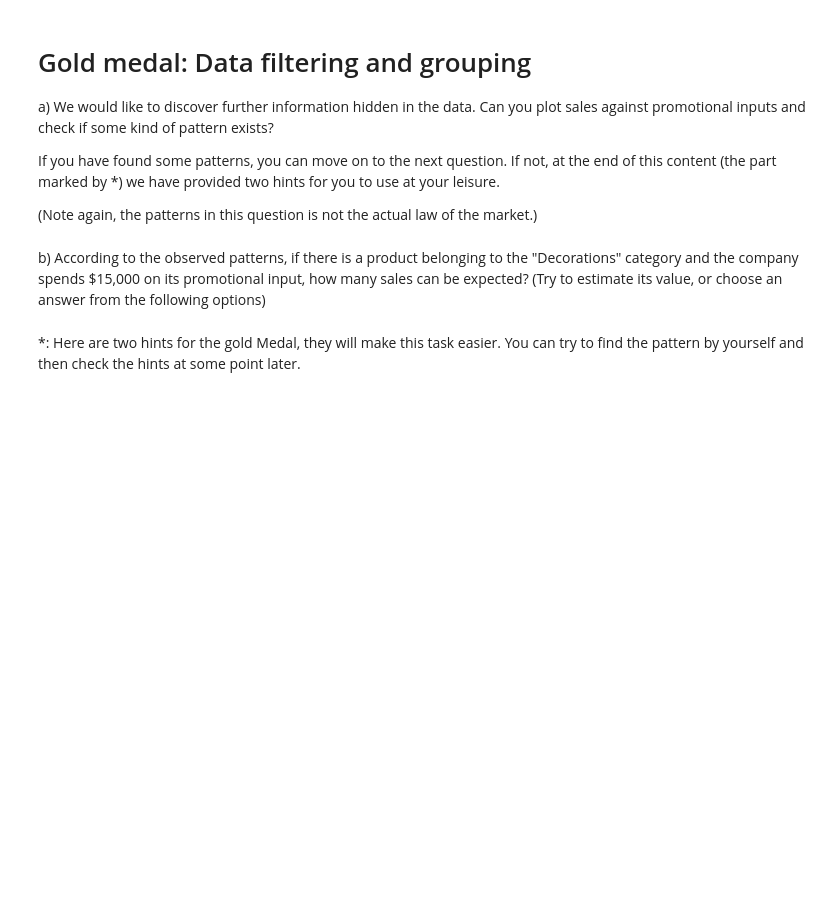
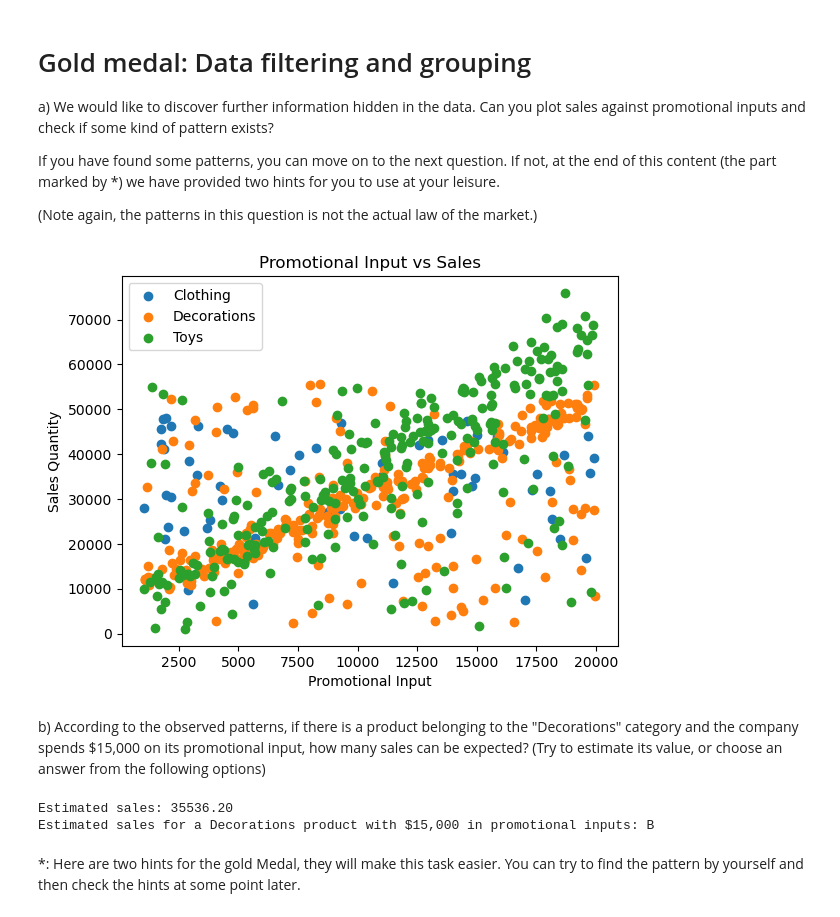
Before and after one commit to AinasJacyna/computational-thinking-week-individual-16385756, a Jupyter notebook: challenge_vectors_matrices/Review_Vectors.ipynb, the cells around one changed output. Cells and saved outputs as stored; diff of their text form; code cells hidden in the pictures; blank space fills up the shorter version.

```diff
--- a/challenge_vectors_matrices/Review_Vectors.ipynb
+++ b/challenge_vectors_matrices/Review_Vectors.ipynb
@@ -106,9 +102,10 @@ Can you combine these two sets of data into one and calculate the total profit?
 # %%
 # You may need to import the internal data
 # TO DO
+internal_df = pd.read_csv('data_company_A_internal.csv')
 # %%
 # You can combine these two sets of data here
-merged_df = None # TO DO
+merged_df = pd.merge(external_df, internal_df, on='Product_Index')
 # %%
 # Start to calculate the total profit
 def compute_total_profit(merged_df):
@@ -149,14 +157,36 @@ a) We would like to discover further information hidden in the data. Can you plo
 If you have found some patterns, you can move on to the next question. If not, at the end of this content (the part marked by *) we have provided two hints for you to use at your leisure.
 
 (Note again, the patterns in this question is not the actual law of the market.)
+# %%
+merged_df['Sales'] = (merged_df['Unit_Price'] * merged_df['Sales_Quantity'])
+
+for category, category_df in merged_df.groupby('Category'):
+    plt.scatter(
+        category_df['Promotional_Input'],
+        category_df['Sales'],
+        label=category
+    )
+
+plt.xlabel('Promotional Input')
+plt.ylabel('Sales Quantity')
+plt.title('Promotional Input vs Sales')
+plt.legend()
+plt.show()
+# %% [output]
+[figure, added]
 # %% [markdown]
 b) According to the observed patterns, if there is a product belonging to the "Decorations" category and the company spends $15,000 on its promotional input, how many sales can be expected? (Try to estimate its value, or choose an answer from the following options)
 # %%
 # start estimating the sales, you could import other package if you want.
 def estimate_sales(df):
-    # TO DO
-    pass
-    return # TO DO
+    decorations = df[df['Category'] == 'Decorations']
+    slope, intercept = np.polyfit(
+        decorations['Promotional_Input'],
+        decorations['Sales'],
+        1
+    )
+
+    return slope * 15000 + intercept
 
 # Select an answer for the sales prediction, pay attention that the dictionary key is capitalized.
 def select_answer(df):
@@ -168,12 +198,20 @@ def select_answer(df):
         'E': 'Between 46000 and 50000',
         'F': 'Between 50000 and 60000',
     }
-    return # TO DO, solution can be selected here
+    sales_estimate = estimate_sales(df)
+    for key, value in answer_ranges.items():
+        min_val, max_val = [float(x) for x in value.replace('Between ', '').replace(' and ', ',').split(',')]
+        if min_val <= sales_estimate <= max_val:
+            return key
+    return None
 
 if select_answer(merged_df) is None:
     print("Estimated sales for a Decorations product with $15,000 in promotional inputs: {:.2f}".format(estimate_sales(merged_df)))
 else:
     print("Estimated sales for a Decorations product with $15,000 in promotional inputs: {:s}".format(select_answer(merged_df)))
+# %% [output]
+Estimated sales: 35536.20
+Estimated sales for a Decorations product with $15,000 in promotional inputs: B
 # %% [markdown]
 *: Here are two hints for the gold Medal, they will make this task easier. You can try to find the pattern by yourself and then check the hints at some point later.
 # %%
```
Also changed, not shown: parts of 6 cells of this notebook, 1 other file.
